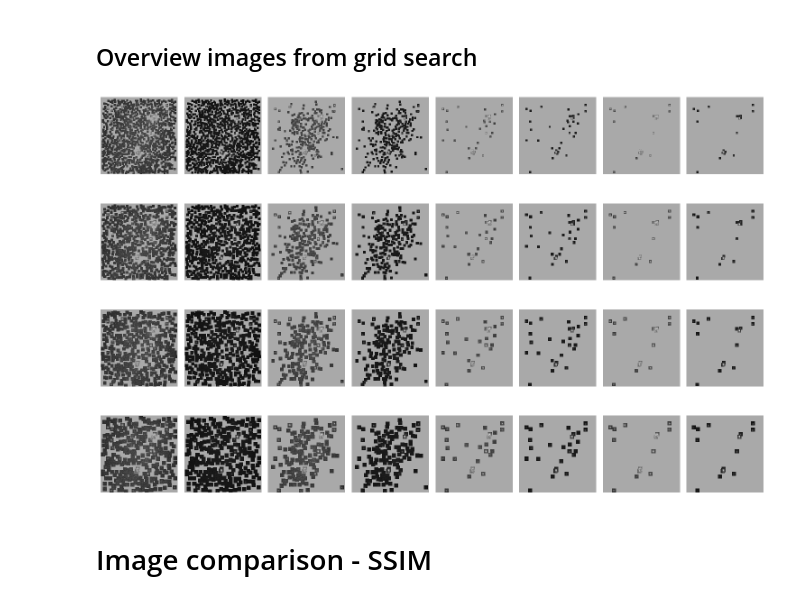
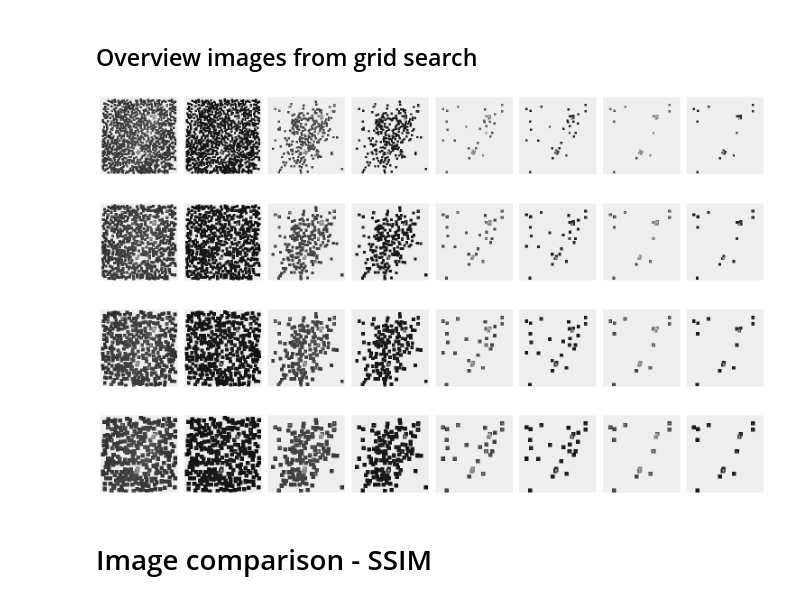
Before and after one commit to dgound/SPARZ, a Jupyter notebook: extra_code/plot_figure_3.ipynb, the cells around one changed output. Drawn from its saved outputs; the diff is of its cells as text; code cells hidden in the pictures.

```diff
--- a/extra_code/plot_figure_3.ipynb
+++ b/extra_code/plot_figure_3.ipynb
@@ -233,7 +233,7 @@ def load_and_plot_npz_files(folder_path, compression_level=0):
 
                             # Set color for values below the colormap range
                             cmap = plt.cm.gray
-                            cmap.set_under('darkgray')
+                            cmap.set_under('#eeeeee')
 
                             # Plot the selected image
                             axs[i, j].imshow(selected_image, cmap=cmap, interpolation='none', norm=mcolors.Normalize(vmin=0.1, vmax=np.max(selected_image)))
@@ -263,11 +263,11 @@ def extract_parameters(folder_name):
         return None, None, None
 # %%
 
-main_folder_path = "/Users/laurabreimann/Library/CloudStorage/Dropbox-HMS/data_compression_localizations/figure_3_data/grid_search"
+main_folder_path = "/Users/laurabreimann/Library/CloudStorage/Dropbox-HMS/Laura Breimann/data_compression_localizations/figure_3_data/grid_search"
 # Load and plot
 load_and_plot_npz_files(main_folder_path)
 # %% [output]
-[figure, old version]
+[figure, new version]
 # %% [markdown]
 # Image comparison - SSIM
 # %%
```
